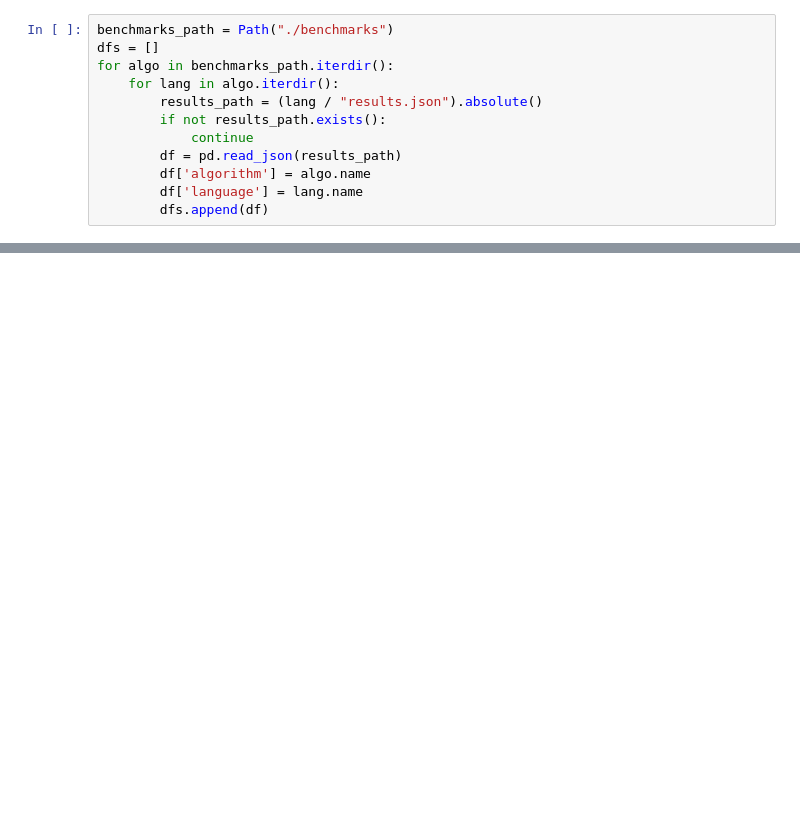
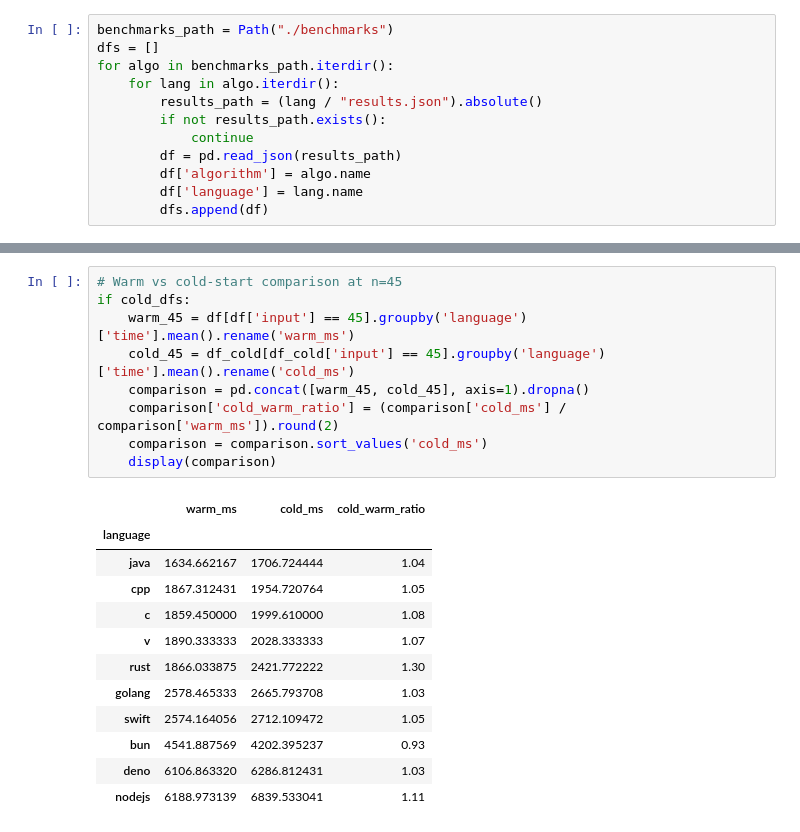
Before and after one commit to HuakunShen/language-benchmark, a Jupyter notebook: analysis.ipynb, the cells around one changed output, grey strips where cells are left out. Saved outputs shown, nothing was run; the diff lists cells and outputs as text; blank space fills up the shorter version.

```diff
--- a/analysis.ipynb
+++ b/analysis.ipynb
@@ -128,0 +151,22 @@ plot_langs(['v', 'c', 'rust', 'cpp', 'golang', 'swift', 'zig', 'java'], 44)
+# %%
+# Warm vs cold-start comparison at n=45
+if cold_dfs:
+    warm_45 = df[df['input'] == 45].groupby('language')['time'].mean().rename('warm_ms')
+    cold_45 = df_cold[df_cold['input'] == 45].groupby('language')['time'].mean().rename('cold_ms')
+    comparison = pd.concat([warm_45, cold_45], axis=1).dropna()
+    comparison['cold_warm_ratio'] = (comparison['cold_ms'] / comparison['warm_ms']).round(2)
+    comparison = comparison.sort_values('cold_ms')
+    display(comparison)
+# %% [output]
+|  | warm_ms | cold_ms | cold_warm_ratio |
+| language |  |  |  |
+| java | 1634.662167 | 1706.724444 | 1.04 |
+| cpp | 1867.312431 | 1954.720764 | 1.05 |
+| c | 1859.450000 | 1999.610000 | 1.08 |
+| v | 1890.333333 | 2028.333333 | 1.07 |
+| rust | 1866.033875 | 2421.772222 | 1.30 |
+| golang | 2578.465333 | 2665.793708 | 1.03 |
+| swift | 2574.164056 | 2712.109472 | 1.05 |
+| bun | 4541.887569 | 4202.395237 | 0.93 |
+| deno | 6106.863320 | 6286.812431 | 1.03 |
+| nodejs | 6188.973139 | 6839.533041 | 1.11 |
```
Also changed, not shown: parts of 11 cells of this notebook, 35 other files.
